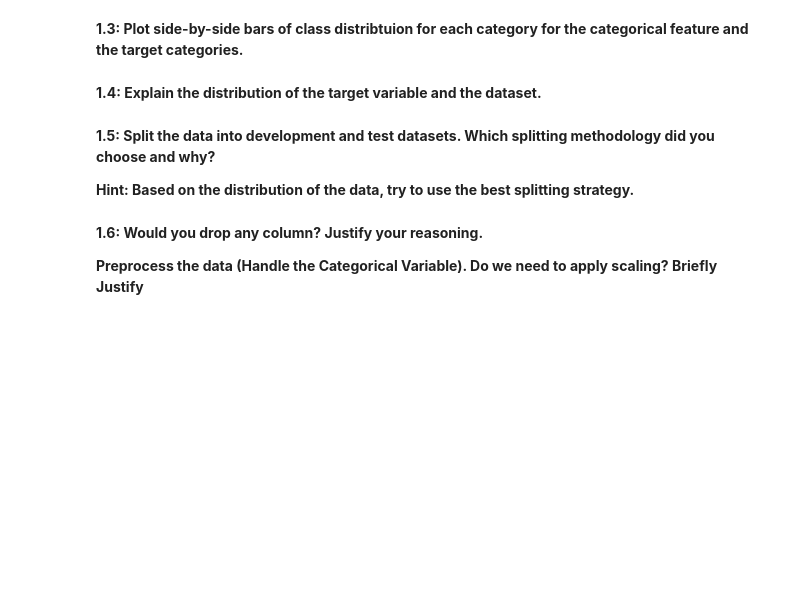
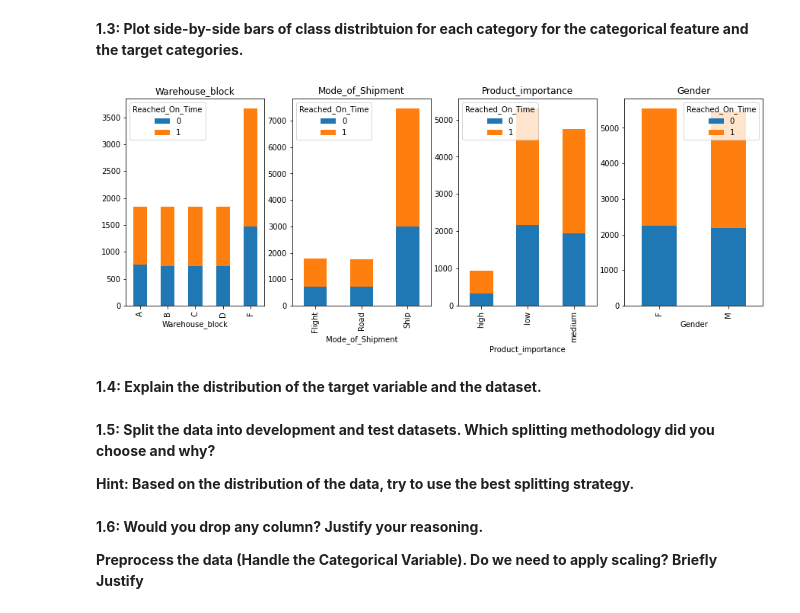
Before and after one commit to adelinka17/aml-spring2023-project2, a Jupyter notebook: AML_HW2_Spring23_Questions.ipynb, the cells around one changed output. Cells and saved outputs as stored; diff of their text form; code cells hidden in the pictures; blank space fills up the shorter version.

```diff
--- a/AML_HW2_Spring23_Questions.ipynb
+++ b/AML_HW2_Spring23_Questions.ipynb
@@ -37,3 +37,6 @@ import time
 **1.1: Load the provided dataset**
 # %%
 ## YOUR CODE HERE
+# Load the dataset
+data_df = pd.read_csv('data.csv')
+data_df
@@ -48,2 +78,22 @@ import time
+# %%
+## YOUR CODE HERE
+
+## YOUR CODE HERE
+#Reached on time - target
+# Categorical - mode of shipment, Product_importance, Gender, warehouse_block
+
+cat_cols = ['Warehouse_block', 'Mode_of_Shipment', 'Product_importance', 'Gender']
+target_col = 'Reached_On_Time'
+
+fig, axes = plt.subplots(nrows=1, ncols=len(cat_cols), figsize=(15,5))
+
+for i, col in enumerate(cat_cols):
+    data_grouped = data_df.groupby([col, target_col]).size().unstack()
+    data_grouped.plot(kind='bar', stacked=True, ax=axes[i])
+    axes[i].set_title(col)
+
+plt.show()
+# %% [output]
+[figure, added]
 # %% [markdown]
 **1.4: Explain the distribution of the target variable and the dataset.**
```
Also changed, not shown: parts of 59 cells of this notebook.
